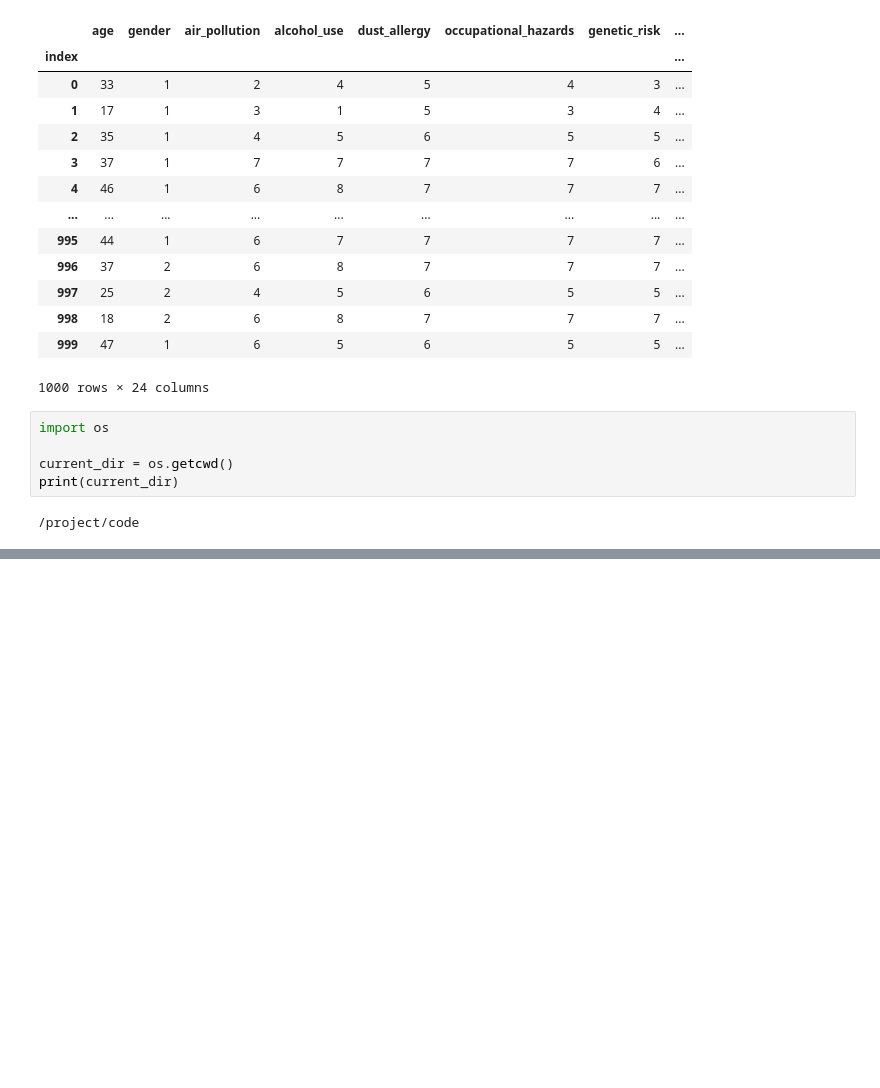
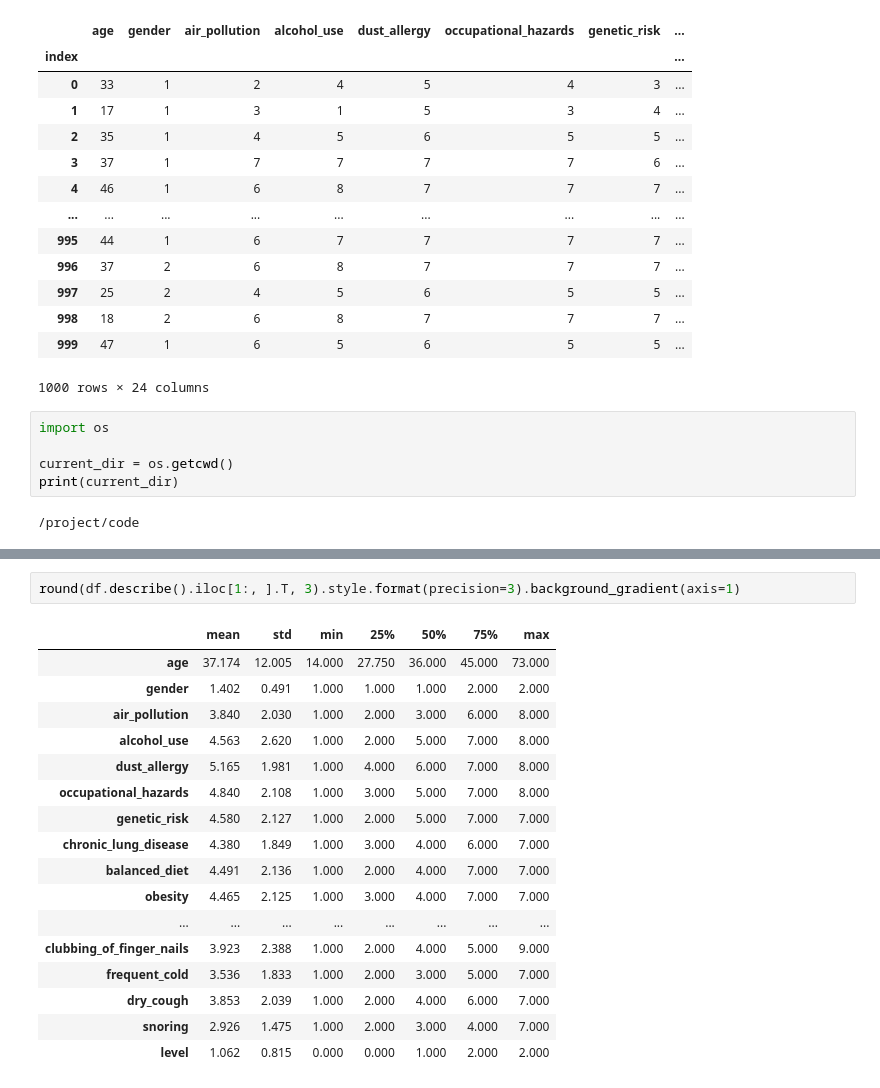
Before and after one commit to Prithvi-Rao098/Pulmo-AI, a Jupyter notebook: code/sdataprediction.ipynb, the cells around one changed output, grey strips where cells are left out. Drawn from its saved outputs; the diff is of its cells as text; blank space fills up the shorter version.

```diff
--- a/code/sdataprediction.ipynb
+++ b/code/sdataprediction.ipynb
@@ -130,0 +161,20 @@ print(current_dir)
+# %%
+round(df.describe().iloc[1:, ].T, 3).style.format(precision=3).background_gradient(axis=1)
+# %% [output]
+|  | mean | std | min | 25% | 50% | 75% | max |
+| age | 37.174 | 12.005 | 14.000 | 27.750 | 36.000 | 45.000 | 73.000 |
+| gender | 1.402 | 0.491 | 1.000 | 1.000 | 1.000 | 2.000 | 2.000 |
+| air_pollution | 3.840 | 2.030 | 1.000 | 2.000 | 3.000 | 6.000 | 8.000 |
+| alcohol_use | 4.563 | 2.620 | 1.000 | 2.000 | 5.000 | 7.000 | 8.000 |
+| dust_allergy | 5.165 | 1.981 | 1.000 | 4.000 | 6.000 | 7.000 | 8.000 |
+| occupational_hazards | 4.840 | 2.108 | 1.000 | 3.000 | 5.000 | 7.000 | 8.000 |
+| genetic_risk | 4.580 | 2.127 | 1.000 | 2.000 | 5.000 | 7.000 | 7.000 |
+| chronic_lung_disease | 4.380 | 1.849 | 1.000 | 3.000 | 4.000 | 6.000 | 7.000 |
+| balanced_diet | 4.491 | 2.136 | 1.000 | 2.000 | 4.000 | 7.000 | 7.000 |
+| obesity | 4.465 | 2.125 | 1.000 | 3.000 | 4.000 | 7.000 | 7.000 |
+| ... | ... | ... | ... | ... | ... | ... | ... |
+| clubbing_of_finger_nails | 3.923 | 2.388 | 1.000 | 2.000 | 4.000 | 5.000 | 9.000 |
+| frequent_cold | 3.536 | 1.833 | 1.000 | 2.000 | 3.000 | 5.000 | 7.000 |
+| dry_cough | 3.853 | 2.039 | 1.000 | 2.000 | 4.000 | 6.000 | 7.000 |
+| snoring | 2.926 | 1.475 | 1.000 | 2.000 | 3.000 | 4.000 | 7.000 |
+| level | 1.062 | 0.815 | 0.000 | 0.000 | 1.000 | 2.000 | 2.000 |
```
Also changed, not shown: parts of 11 cells of this notebook.
